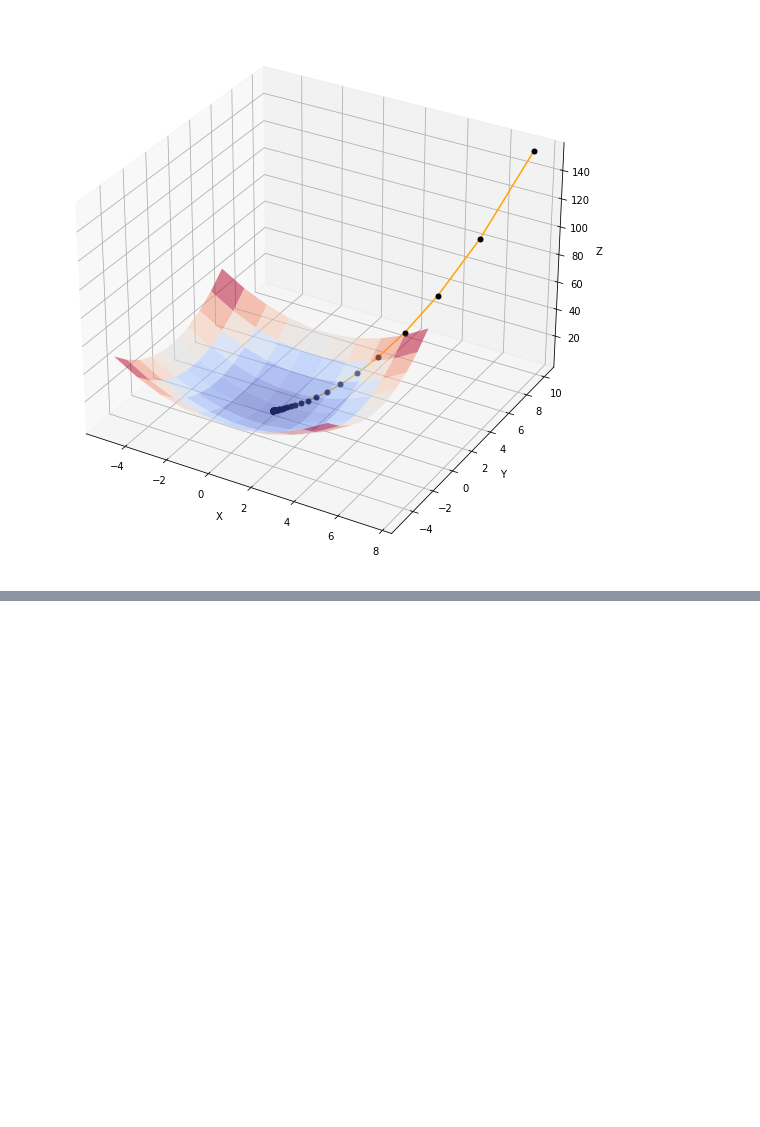
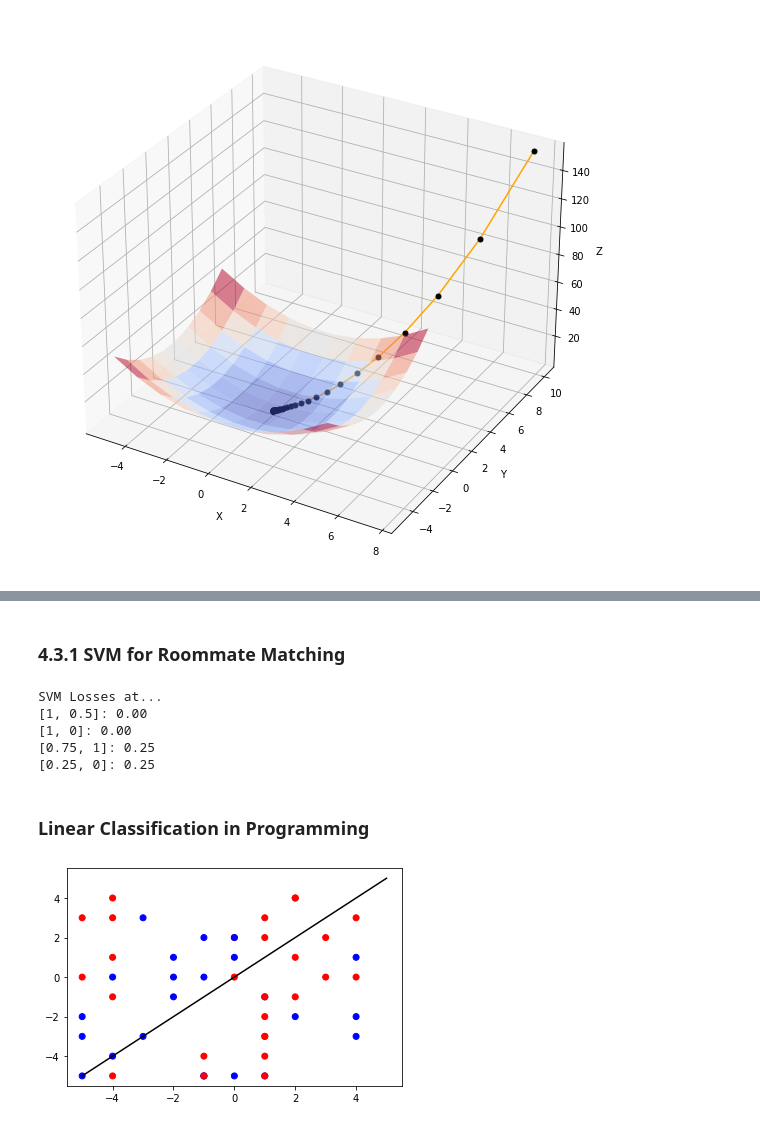
Before and after one commit to john-b-yang/learnx2, a Jupyter notebook: cos324/section1.ipynb, the cells around one changed output, grey strips where cells are left out. Drawn from its saved outputs; the diff is of its cells as text; code cells hidden in the pictures; blank space fills up the shorter version.

Commit message:
[324] Linear Classification added

```diff
--- a/cos324/section1.ipynb
+++ b/cos324/section1.ipynb
@@ -137,0 +169,47 @@ ax.plot(x, y, f(x, y), color='orange', markerfacecolor='black', markeredgecolor=
+# %% [markdown]
+### 4.3.1 SVM for Roommate Matching
+# %%
+model_3 = [-1.5, 3, 0] # Soft Margin SVM
+
+def hinge(w, x, y):
+    return np.max([0., 1 - y*np.dot(w, x)])
+
+# SVM Losses
+print("SVM Losses at...")
+print("[1, 0.5]: %3.2f"  % (hinge(model_3, (1, 1, 0.5),   1)))
+print("[1, 0]: %3.2f"    % (hinge(model_3, (1, 0, 1),    -1)))
+print("[0.75, 1]: %3.2f" % (hinge(model_3, (1, 0.75, 1),  1)))
+print("[0.25, 0]: %3.2f" % (hinge(model_3, (1, 0.25, 0), -1)))
+# %% [output]
+SVM Losses at...
+[1, 0.5]: 0.00
+[1, 0]: 0.00
+[0.75, 1]: 0.25
+[0.25, 0]: 0.25
+# %% [markdown]
+### Linear Classification in Programming
+# %%
+np.random.seed(23)
+
+# X: array of shape (n, d), each row is a d-dimensional data point
+# y: array of shape (n), each value = -1 or +1
+# w: array of shape (d), each value is a weight for each dimension
+
+n, d, eta = 50, 3, 0.05
+X = np.random.randint(-5, 5, (n,d))
+y = np.random.choice([-1, 1], (n,))
+w = np.random.random((d,))
+X_train, X_test, y_train, y_test = train_test_split(X, y, test_size=0.2)
+
+# Implement loss, grad_loss, and gradient_descent for Logistic Loss
+
+def loss(X, y, w):
+    return np.sum(np.log(1+np.exp(-1*y*np.dot(w,X))))
+
+def grad_loss(X, y, w):
+    return np.sum(-y*X) / (1+np.exp(y*np.dot(w,X)))
+
+def gradient_descent(X, y, w0, eta):
+    for X_, y_ in list(zip(X, y)):
+        w0 = w0 - eta*grad_loss(X_, y_, w0)
+    return w0
@@ -137,0 +219,8 @@ ax.plot(x, y, f(x, y), color='orange', markerfacecolor='black', markeredgecolor=
+# %%
+# Plot the learned classifier
+colors = {1: 'blue', -1: 'red'}
+xmin, xmax, ymin, ymax = -5, 5, -5, 5
+plt.scatter(X[:,0], X[:,1], c=np.array([colors[y_i] for y_i in y]))
+plt.plot([xmin, xmax], [ymin, ymax], c='black');
+# %% [output]
+[figure, added]
```
Also changed, not shown: parts of 15 cells of this notebook.
